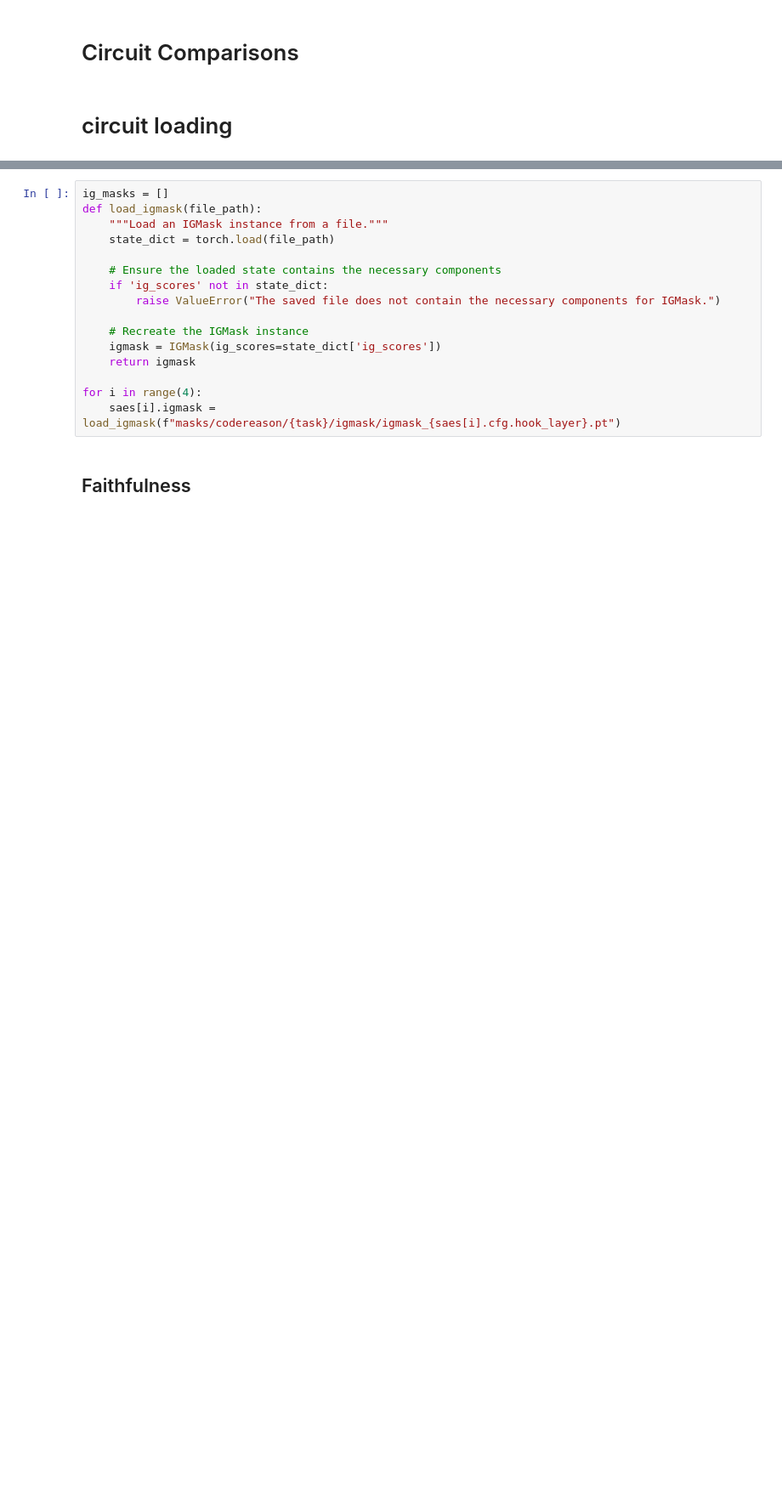
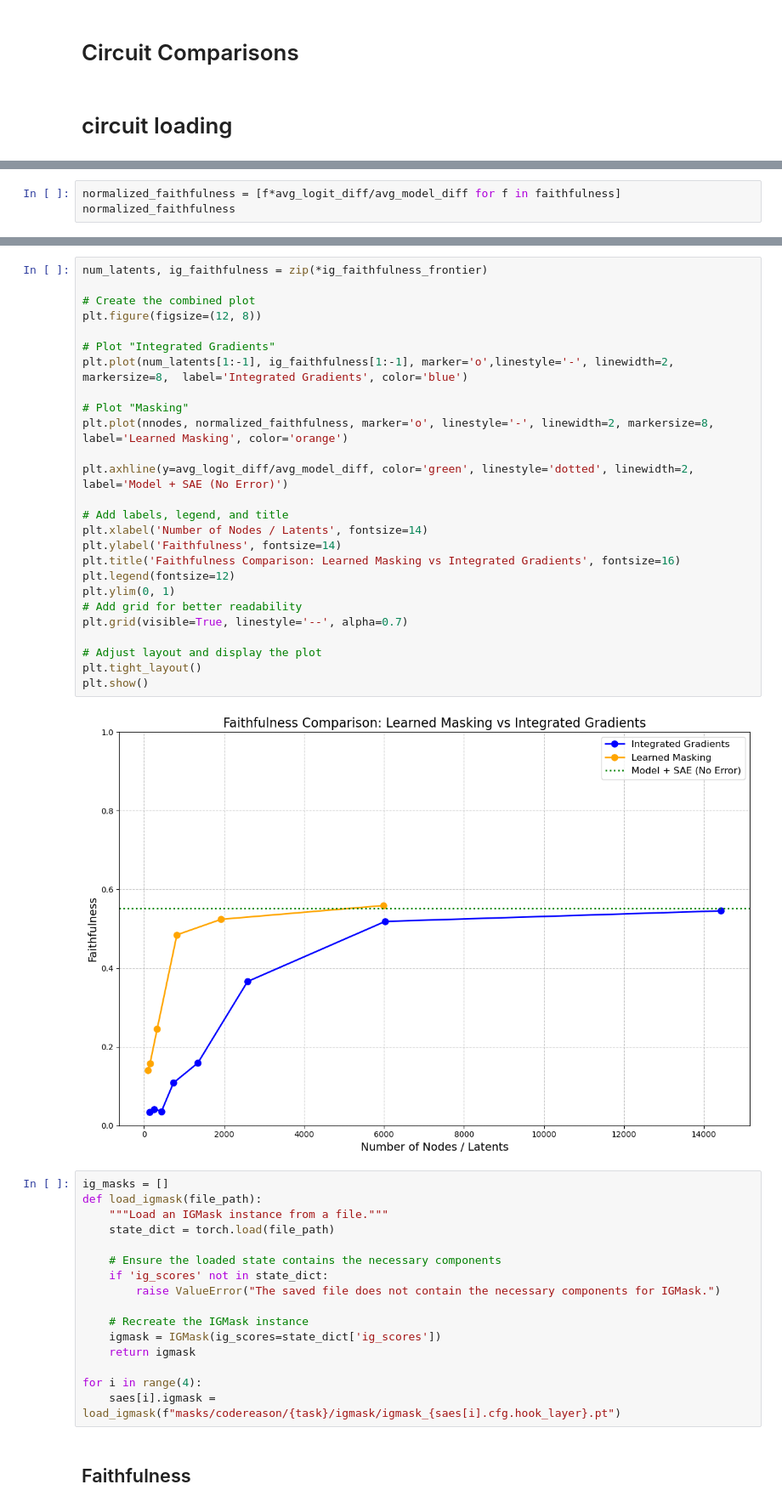
Before and after one commit to NainaniJatinZ/ScalableSAECircuits, a Jupyter notebook: GenericNotebook.ipynb, the cells around one changed output, grey strips where cells are left out. Shown at 85% size. Drawn from its saved outputs; the diff is of its cells as text; blank space fills up the shorter version.

```diff
--- a/GenericNotebook.ipynb
+++ b/GenericNotebook.ipynb
@@ -994,0 +1149,3 @@ for i in thresholds:
+# %%
+normalized_faithfulness = [f*avg_logit_diff/avg_model_diff for f in faithfulness]
+normalized_faithfulness
@@ -995,3 +1172,31 @@ for i in thresholds:
+# %%
+num_latents, ig_faithfulness = zip(*ig_faithfulness_frontier)
+
+# Create the combined plot
+plt.figure(figsize=(12, 8))
+
+# Plot "Integrated Gradients"
+plt.plot(num_latents[1:-1], ig_faithfulness[1:-1], marker='o',linestyle='-', linewidth=2, markersize=8,  label='Integrated Gradients', color='blue')
+
+# Plot "Masking"
+plt.plot(nnodes, normalized_faithfulness, marker='o', linestyle='-', linewidth=2, markersize=8, label='Learned Masking', color='orange')
+
+plt.axhline(y=avg_logit_diff/avg_model_diff, color='green', linestyle='dotted', linewidth=2, label='Model + SAE (No Error)')
+
+# Add labels, legend, and title
+plt.xlabel('Number of Nodes / Latents', fontsize=14)
+plt.ylabel('Faithfulness', fontsize=14)
+plt.title('Faithfulness Comparison: Learned Masking vs Integrated Gradients', fontsize=16)
+plt.legend(fontsize=12)
+plt.ylim(0, 1)
+# Add grid for better readability
+plt.grid(visible=True, linestyle='--', alpha=0.7)
+
+# Adjust layout and display the plot
+plt.tight_layout()
+plt.show()
+# %% [output]
+[figure, added]
 # %%
 ig_masks = []
 def load_igmask(file_path):
```
Also changed, not shown: parts of 29 cells of this notebook, 1 other file.
